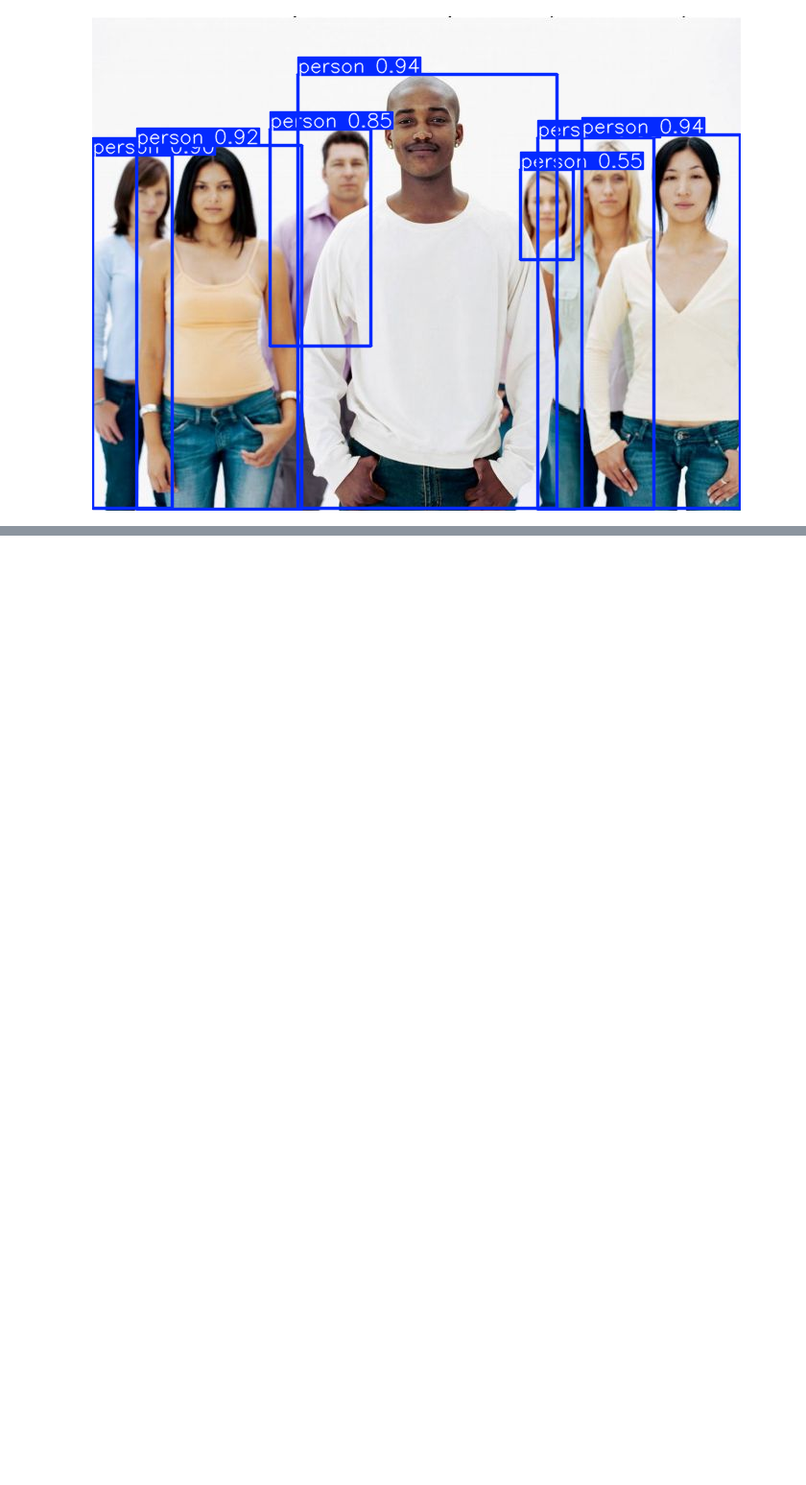
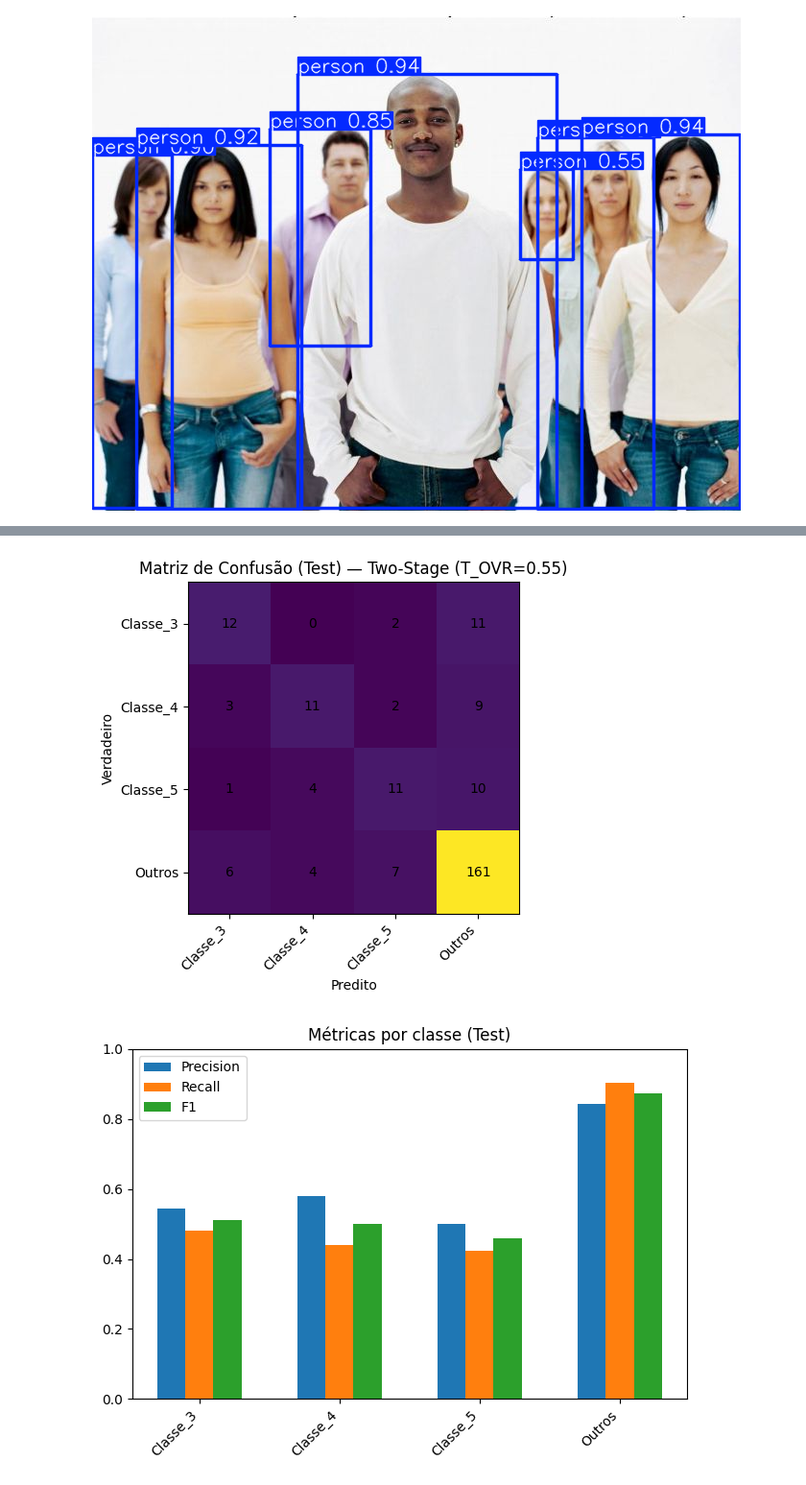
Before and after one commit to MiguelAngelo88/prova-mobit, a Jupyter notebook: solution.ipynb, the cells around one changed output, grey strips where cells are left out. Shown at 96% size. Saved outputs shown, nothing was run; the diff lists cells and outputs as text; code cells hidden in the pictures; blank space fills up the shorter version.

```diff
--- a/solution.ipynb
+++ b/solution.ipynb
@@ -193,0 +449,14 @@ Pessoas detectadas: 7
+# %%
+# =========================
+# 8) MODELOS: EfficientNet-B0
+# =========================
+def build_efficientnet_b0(num_classes: int):
+    m = torchvision.models.efficientnet_b0(
+        weights=torchvision.models.EfficientNet_B0_Weights.DEFAULT
+    )
+    in_features = m.classifier[1].in_features
+    m.classifier[1] = nn.Linear(in_features, num_classes)
+    return m
+
+model_ovr = build_efficientnet_b0(2).to(device)
+model_345 = build_efficientnet_b0(3).to(device)
@@ -193,0 +670,45 @@ Pessoas detectadas: 7
+# %%
+# =========================
+# 14) MATRIZ DE CONFUSÃO + MÉTRICAS (GRÁFICOS)
+# =========================
+plt.figure()
+plt.imshow(cm)
+plt.title(f"Matriz de Confusão (Test) — Two-Stage (T_OVR={T_OVR})")
+plt.xlabel("Predito")
+plt.ylabel("Verdadeiro")
+plt.xticks(range(len(CLASS_NAMES_4)), CLASS_NAMES_4, rotation=45, ha="right")
+plt.yticks(range(len(CLASS_NAMES_4)), CLASS_NAMES_4)
+
+for i in range(cm.shape[0]):
+    for j in range(cm.shape[1]):
+        plt.text(j, i, str(cm[i, j]), ha="center", va="center")
+
+plt.tight_layout()
+plt.show()
+
+# Métricas derivadas do CM
+eps = 1e-9
+precision, recall, f1 = [], [], []
+for k in range(cm.shape[0]):
+    TP = cm[k, k]
+    FP = cm[:, k].sum() - TP
+    FN = cm[k, :].sum() - TP
+    p = TP / (TP + FP + eps)
+    r = TP / (TP + FN + eps)
+    f = 2*p*r / (p + r + eps)
+    precision.append(p); recall.append(r); f1.append(f)
+
+x = np.arange(len(CLASS_NAMES_4))
+plt.figure()
+plt.bar(x - 0.2, precision, width=0.2, label="Precision")
+plt.bar(x,       recall,    width=0.2, label="Recall")
+plt.bar(x + 0.2, f1,        width=0.2, label="F1")
+plt.xticks(x, CLASS_NAMES_4, rotation=45, ha="right")
+plt.ylim(0, 1.0)
+plt.title("Métricas por classe (Test)")
+plt.legend()
+plt.tight_layout()
+plt.show()
+# %% [output]
+[figure, added]
+[figure, added]
```
Also changed, not shown: parts of 19 cells of this notebook.
